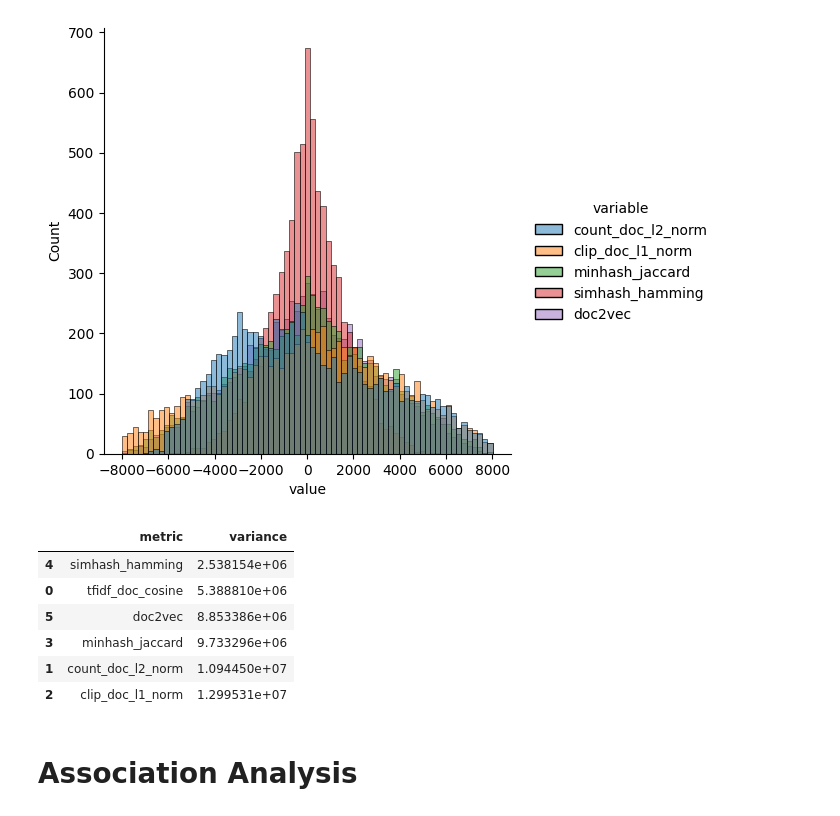
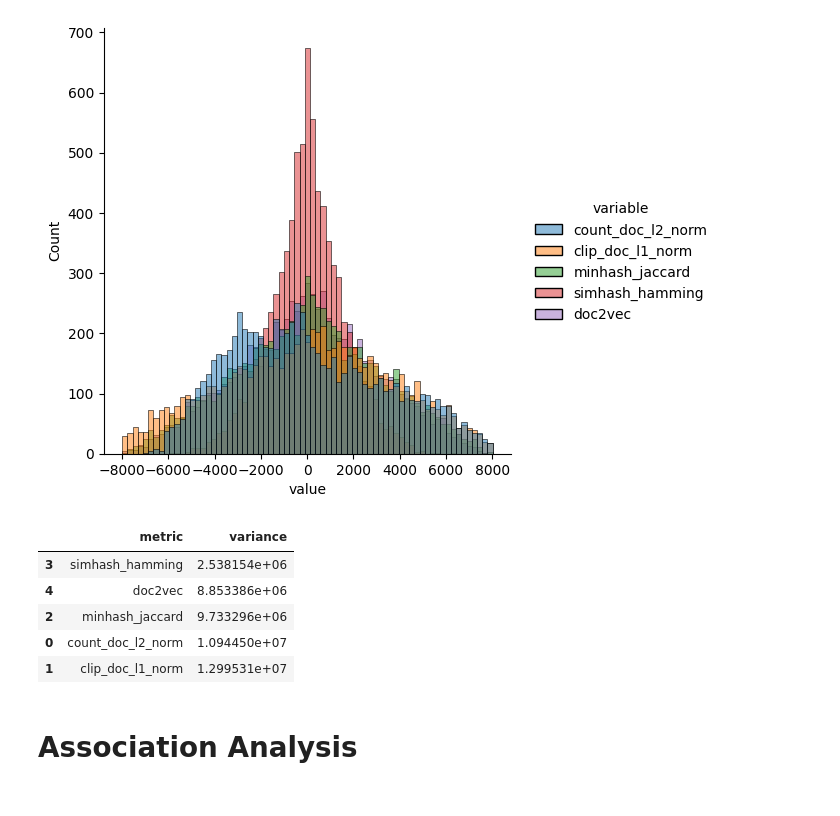
Before and after one commit to pywong-polyu/COMP5434-Big-Data-Computing, a Jupyter notebook: COMP5434_projecty.ipynb, the cells around one changed output. Drawn from its saved outputs; the diff is of its cells as text; code cells hidden in the pictures.

Commit message:
remove brenchmark column

```diff
--- a/COMP5434_projecty.ipynb
+++ b/COMP5434_projecty.ipynb
@@ -368,18 +368,17 @@ sns.displot(plot_df, x='value', hue='variable')
 <seaborn.axisgrid.FacetGrid at 0x...>
 [figure]
 # %%
-var_rank_diff = rank_diff_df.drop(columns=['doc_num']).var(axis=0)
+var_rank_diff = rank_diff_df.drop(columns=['doc_num','tfidf_doc_cosine']).var(axis=0)
 var_rank_diff = var_rank_diff.reset_index().rename(columns={'index':'metric',0:'variance'})
 var_rank_diff = var_rank_diff.sort_values(by=['variance'],ascending=True)
 var_rank_diff
 # %% [output]
 |  | metric | variance |
-| 4 | simhash_hamming | 2.538154e+06 |
-| 0 | tfidf_doc_cosine | 5.388810e+06 |
-| 5 | doc2vec | 8.853386e+06 |
-| 3 | minhash_jaccard | 9.733296e+06 |
-| 1 | count_doc_l2_norm | 1.094450e+07 |
-| 2 | clip_doc_l1_norm | 1.299531e+07 |
+| 3 | simhash_hamming | 2.538154e+06 |
+| 4 | doc2vec | 8.853386e+06 |
+| 2 | minhash_jaccard | 9.733296e+06 |
+| 0 | count_doc_l2_norm | 1.094450e+07 |
+| 1 | clip_doc_l1_norm | 1.299531e+07 |
 # %% [markdown]
 # Association Analysis
 # %% [markdown]
```
